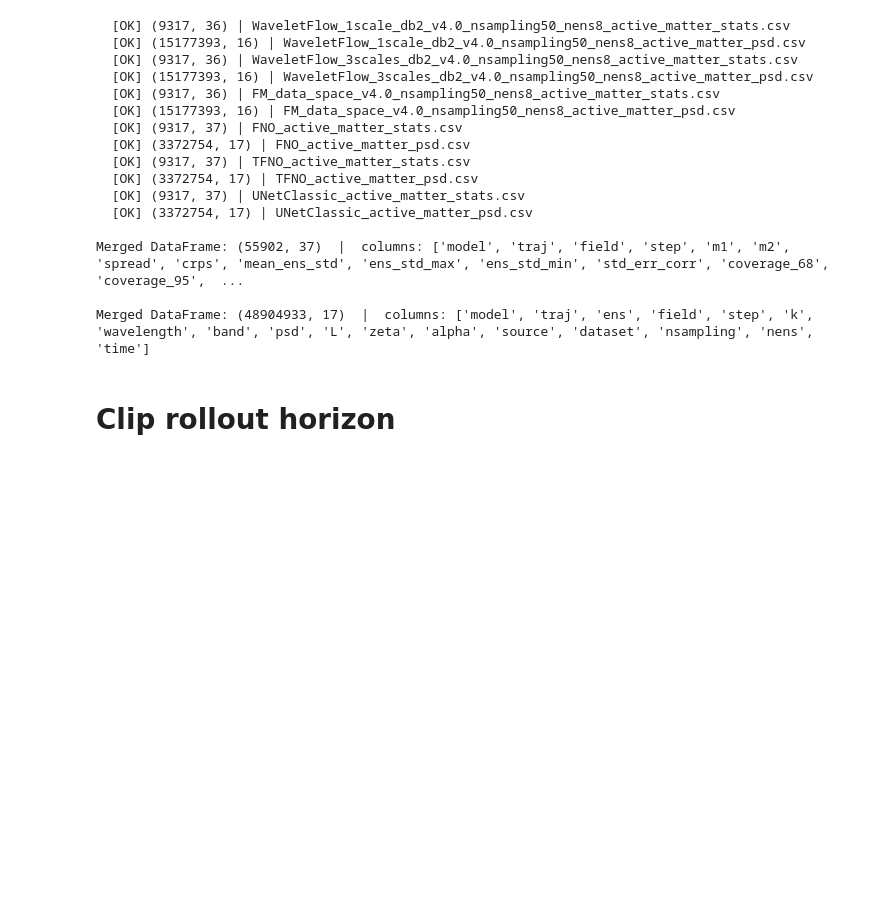
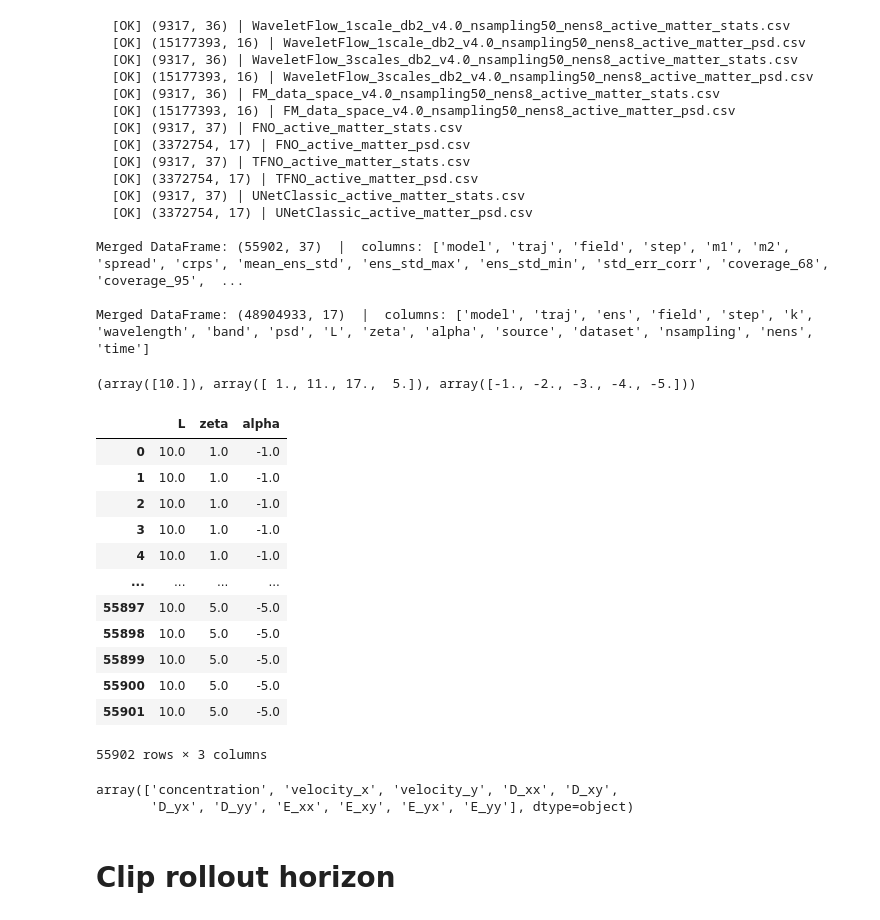
Before and after one commit to gabrieleaccarino/wavelet_flow_matching, a Jupyter notebook: notebooks/rollout_evaluation_active_matter.ipynb, the cells around one changed output. Saved outputs shown, nothing was run; the diff lists cells and outputs as text; code cells hidden in the pictures; blank space fills up the shorter version.

```diff
--- a/notebooks/rollout_evaluation_active_matter.ipynb
+++ b/notebooks/rollout_evaluation_active_matter.ipynb
@@ -153,6 +153,31 @@ else:
 Merged DataFrame: (55902, 37)  |  columns: ['model', 'traj', 'field', 'step', 'm1', 'm2', 'spread', 'crps', 'mean_ens_std', 'ens_std_max', 'ens_std_min', 'std_err_corr', 'coverage_68', 'coverage_95',  ...
 
 Merged DataFrame: (48904933, 17)  |  columns: ['model', 'traj', 'ens', 'field', 'step', 'k', 'wavelength', 'band', 'psd', 'L', 'zeta', 'alpha', 'source', 'dataset', 'nsampling', 'nens', 'time']
+# %%
+stats_df['L'].unique(), stats_df['zeta'].unique(), stats_df['alpha'].unique()
+# %% [output]
+(array([10.]), array([ 1., 11., 17.,  5.]), array([-1., -2., -3., -4., -5.]))
+# %%
+stats_df[['L', 'zeta', 'alpha']]
+# %% [output]
+|  | L | zeta | alpha |
+| 0 | 10.0 | 1.0 | -1.0 |
+| 1 | 10.0 | 1.0 | -1.0 |
+| 2 | 10.0 | 1.0 | -1.0 |
+| 3 | 10.0 | 1.0 | -1.0 |
+| 4 | 10.0 | 1.0 | -1.0 |
+| ... | ... | ... | ... |
+| 55897 | 10.0 | 5.0 | -5.0 |
+| 55898 | 10.0 | 5.0 | -5.0 |
+| 55899 | 10.0 | 5.0 | -5.0 |
+| 55900 | 10.0 | 5.0 | -5.0 |
+| 55901 | 10.0 | 5.0 | -5.0 |
+55902 rows × 3 columns
+# %%
+stats_df['field'].unique()
+# %% [output]
+array(['concentration', 'velocity_x', 'velocity_y', 'D_xx', 'D_xy',
+       'D_yx', 'D_yy', 'E_xx', 'E_xy', 'E_yx', 'E_yy'], dtype=object)
 # %% [markdown]
 # Clip rollout horizon
 # %% [markdown]
```
Also changed, not shown: parts of 4 cells of this notebook, 9 other files.
